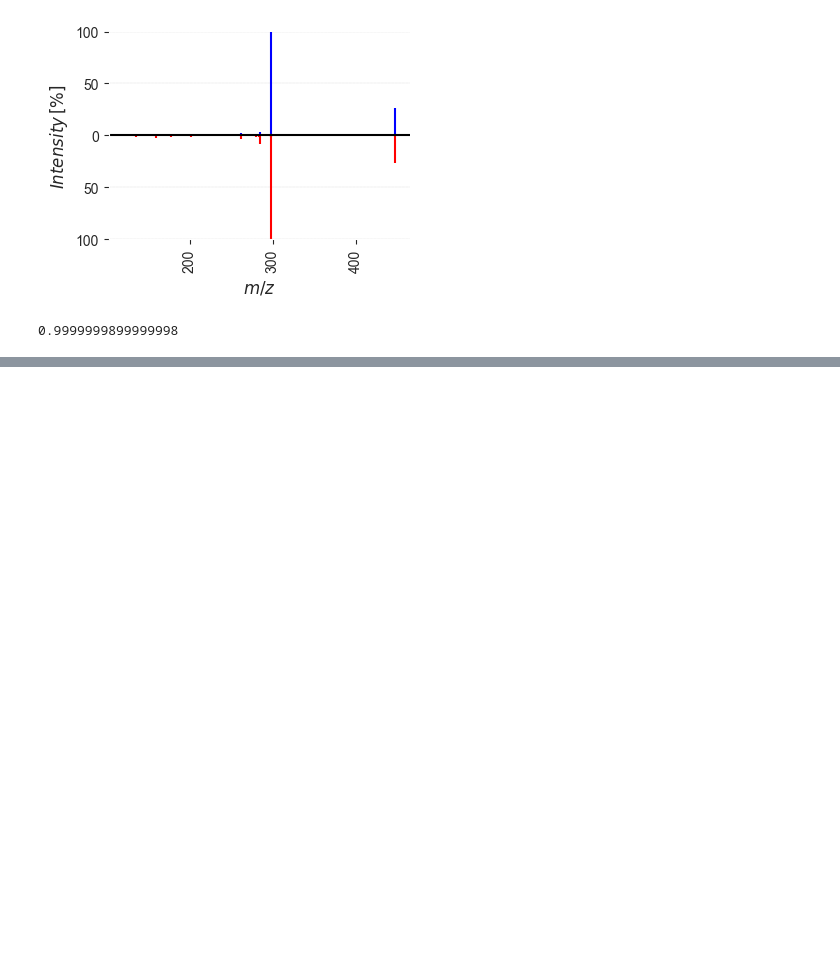
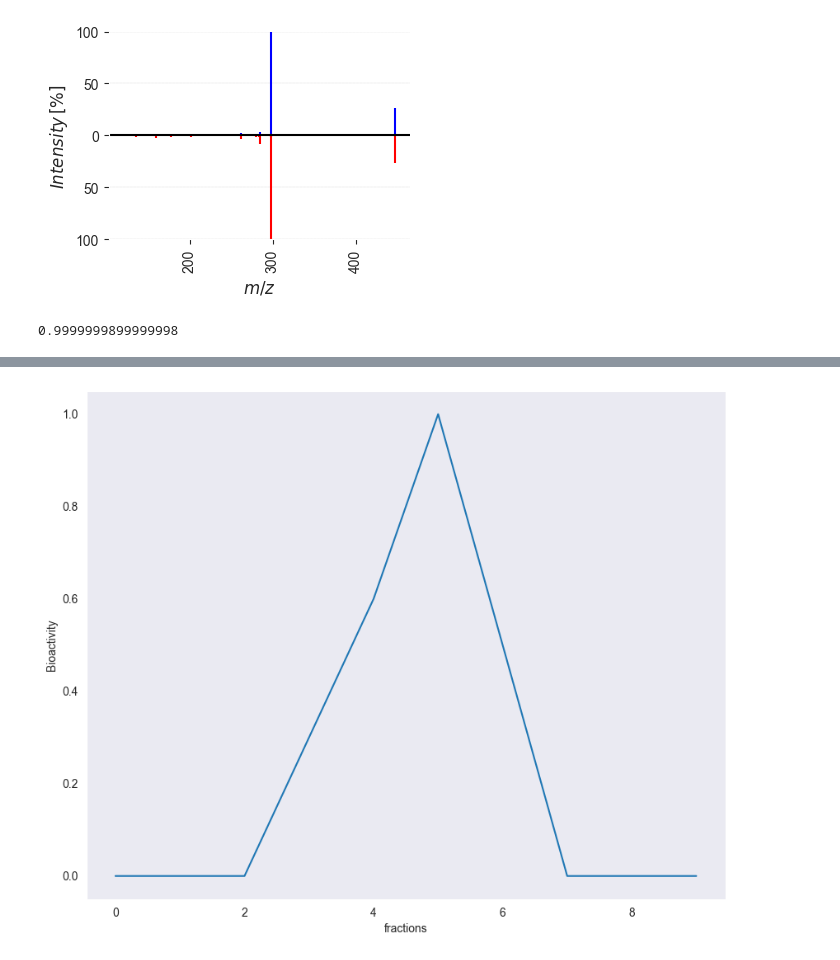
Before and after one commit to FanzhouKong/lead_finder, a Jupyter notebook: mimas/playground.ipynb, the cells around one changed output, grey strips where cells are left out. Drawn from its saved outputs; the diff is of its cells as text; code cells hidden in the pictures; blank space fills up the shorter version.

```diff
--- a/playground.ipynb
+++ b/mimas/playground.ipynb
@@ -917,0 +910,7 @@ so.check_spectrum( library.iloc[0]['peaks'])
+# %%
+x = np.arange(10)
+y = np.repeat(float(0), 10)
+y[3]=3/10
+y[4]=0.6
+y[5]=1
+y[6]=0.5
@@ -917,0 +920,11 @@ so.check_spectrum( library.iloc[0]['peaks'])
+# %%
+fig = plt.figure(figsize = (10, 8))#43
+plt.subplots_adjust()
+ax = fig.add_subplot()
+sns.lineplot(x= x , y = y)
+ax.set_xlabel('fractions')
+ax.set_ylabel('Bioactivity')
+ax.grid(None)
+plt.savefig('/Users/fanzhou.kong/Dropbox (Brightseed)/Mac/Documents/bio_activity_demo.png')
+# %% [output]
+[figure, added]
```
Also changed, not shown: parts of 6 cells of this notebook, 26 other files.
